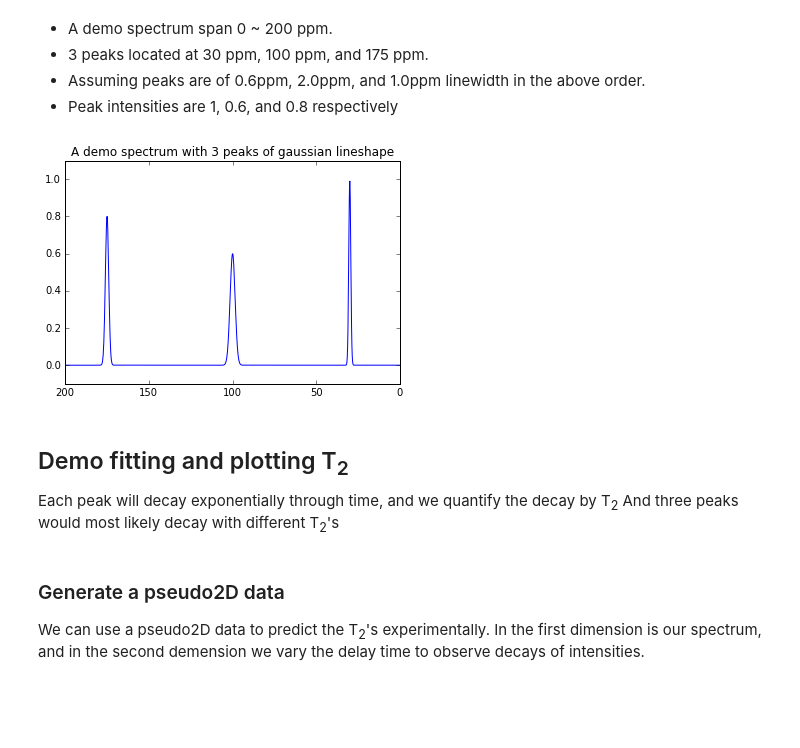
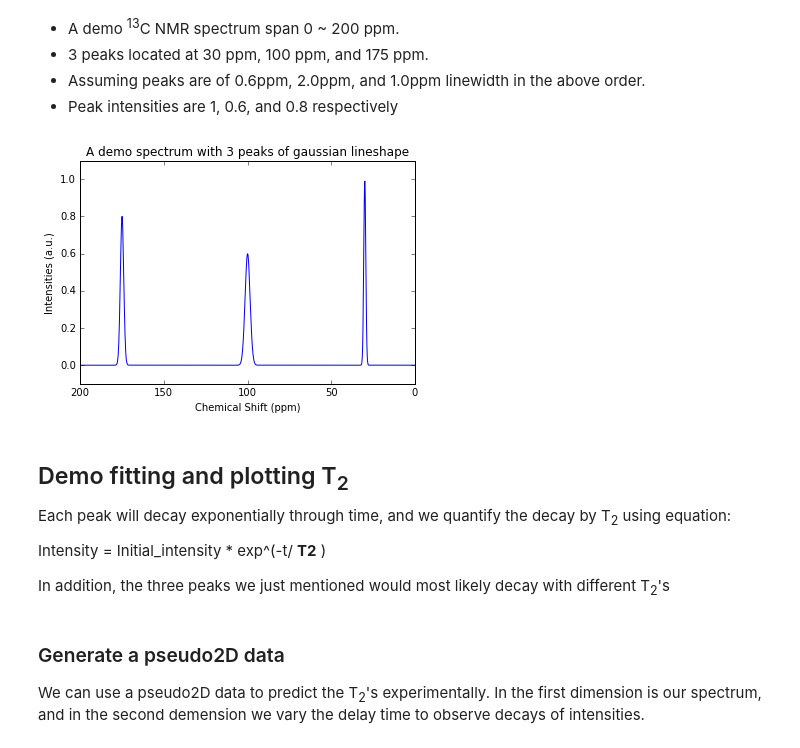
Before and after one commit to cyang019/relaxationFit, a Jupyter notebook: Generate_Demo_Pseudo2d.ipynb, the cells around one changed output. Drawn from its saved outputs; the diff is of its cells as text; code cells hidden in the pictures; blank space fills up the shorter version.

```diff
--- a/Generate_Demo_Pseudo2d.ipynb
+++ b/Generate_Demo_Pseudo2d.ipynb
@@ -7,7 +7,7 @@ import matplotlib.pyplot as plt
 def gaus(x,c0,center,sigma):
     return c0*np.exp(-(x-center)**2/(2*sigma**2))
 # %% [markdown]
-+  A demo spectrum span 0 ~ 200 ppm.
++  A demo <sup>13</sup>C NMR spectrum span 0 ~ 200 ppm.
 +  3 peaks located at 30 ppm, 100 ppm, and 175 ppm.
 +  Assuming peaks are of 0.6ppm, 2.0ppm, and 1.0ppm linewidth in the above order.
 +  Peak intensities are 1, 0.6, and 0.8 respectively
@@ -17,14 +17,19 @@ yy = gaus(xx,1,30,0.6) + gaus(xx,0.6,100,1.5) + gaus(xx,0.8,175,1)
 # %%
 plt.plot(xx, yy)
 plt.title("A demo spectrum with 3 peaks of gaussian lineshape")
 plt.xlim(200,0)
+plt.xlabel("Chemical Shift (ppm)")
 plt.ylim(-0.1,1.1)
+plt.ylabel("Intensities (a.u.)")
 plt.show()
 # %% [output]
-[figure, old version]
+[figure, new version]
 # %% [markdown]
 ## Demo fitting and plotting T<sub>2</sub>
 
-Each peak will decay exponentially through time, and we quantify the decay by T<sub>2</sub>
-And three peaks would most likely decay with different T<sub>2</sub>'s
+Each peak will decay exponentially through time, and we quantify the decay by T<sub>2</sub> using equation:
+
+Intensity = Initial_intensity * exp^(-t/ __T2__ )
+
+In addition, the three peaks we just mentioned would most likely decay with different T<sub>2</sub>'s
 # %%
```
Also changed, not shown: parts of 3 cells of this notebook, 1 other file.
